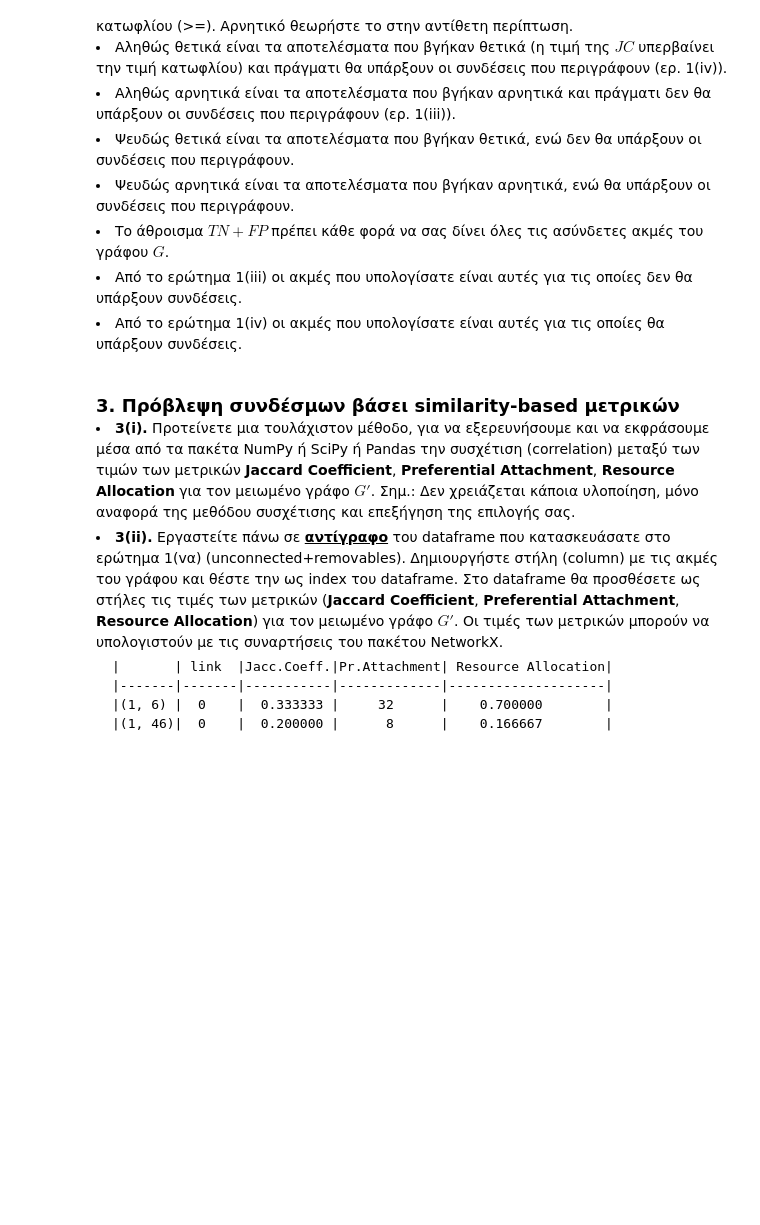
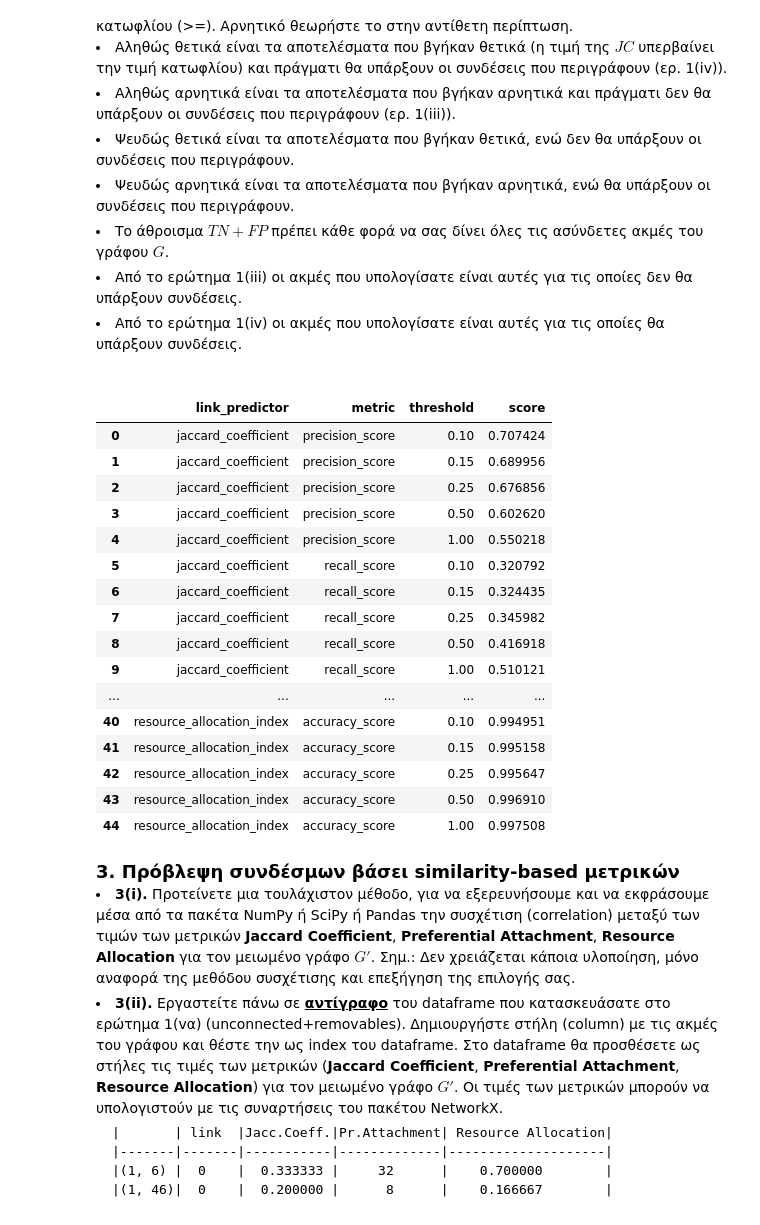
Before and after one commit to k-papadakis/social-network-analysis, a Jupyter notebook: lab3/lab3_student_version.ipynb, the cells around one changed output. Saved outputs shown, nothing was run; the diff lists cells and outputs as text; code cells hidden in the pictures; blank space fills up the shorter version.

```diff
--- a/lab3/lab3_student_version.ipynb
+++ b/lab3/lab3_student_version.ipynb
@@ -57,8 +62,8 @@ for u, v in G.edges():
     G_reduced.remove_edge(u, v)
 
     if (
-        nx.number_connected_components(G_reduced) == initial_connected_components
-        and nx.number_of_nodes(G_reduced) == initial_node_count
+        nx.number_connected_components(G_reduced) == initial_connected_components and
+        nx.number_of_nodes(G_reduced) == initial_node_count
     ):
         removable_edges.append((u, v))
     else:
@@ -72,11 +77,10 @@ len(removable_edges)
     <li><B>1(vβ).</B> Κατασκευάστε τον γράφο $G'$ που προκύπτει από την αφαίρεση από τον γράφο $G$ των ακμών του ερωτήματος 1(iv). <BR>
     <li><B>1(vγ).</B> Εμφανίστε τον αριθμό των κόμβων, τον αριθμό των ακμών, τον μέσο βαθμό των κόμβων και τον αριθμό των συνεκτικών συνιστωσών (connected components) για τον γράφο $G'$.</li><BR>
 # %%
-df = pd.DataFrame(
-    {
-        'pair': unconnected_pairs + removable_edges,
-        'is_edge': [0] * len(unconnected_pairs) + [1] * len(removable_edges)
-    }
+ground_truths = pd.Series(
+    data=[0] * len(unconnected_pairs) + [1] * len(removable_edges),
+    index=unconnected_pairs + removable_edges,
+    name='is_edge'
 )
 # %%
 def print_graph_summary(G: nx.Graph):
@@ -129,3 +137,58 @@ Number of connected components: 95
+# %%
+def link_predictor_wrapper(link_predictor):
+
+    @wraps(link_predictor)
+    def inner(G, ebunch, **kwargs):
+        pairs = []
+        coefficients = []
+
+        for u, v, coefficient in link_predictor(G, ebunch):
+            pairs.append((u, v))
+            coefficients.append(coefficient)
+
+
+        coefficients_series = pd.Series(data=coefficients, index=pairs, name=link_predictor.__name__)
+        coefficients_series = coefficients_series.loc[ebunch]
+
+        return coefficients_series
+
+    return inner
+
+
+
+link_predictors = nx.jaccard_coefficient, nx.preferential_attachment, nx.resource_allocation_index
+thresholds = 0.1, 0.15, 0.25, 0.5, 1.0
+metrics = precision_score, recall_score, accuracy_score
+
+res = []
+
+for link_predictor in map(link_predictor_wrapper, link_predictors):
+    vals = link_predictor(G_reduced, ground_truths.index)
+    for metric in metrics:
+        for threshold in thresholds:
+            predictions = (vals >= threshold).astype(int)
+            score = metric(predictions, ground_truths)
+            res.append((link_predictor.__name__, metric.__name__, threshold, score))
+
+pd.DataFrame(res, columns=['link_predictor', 'metric', 'threshold', 'score'])
+# %% [output]
+|  | link_predictor | metric | threshold | score |
+| 0 | jaccard_coefficient | precision_score | 0.10 | 0.707424 |
+| 1 | jaccard_coefficient | precision_score | 0.15 | 0.689956 |
+| 2 | jaccard_coefficient | precision_score | 0.25 | 0.676856 |
+| 3 | jaccard_coefficient | precision_score | 0.50 | 0.602620 |
+| 4 | jaccard_coefficient | precision_score | 1.00 | 0.550218 |
+| 5 | jaccard_coefficient | recall_score | 0.10 | 0.320792 |
+| 6 | jaccard_coefficient | recall_score | 0.15 | 0.324435 |
+| 7 | jaccard_coefficient | recall_score | 0.25 | 0.345982 |
+| 8 | jaccard_coefficient | recall_score | 0.50 | 0.416918 |
+| 9 | jaccard_coefficient | recall_score | 1.00 | 0.510121 |
+| ... | ... | ... | ... | ... |
+| 40 | resource_allocation_index | accuracy_score | 0.10 | 0.994951 |
+| 41 | resource_allocation_index | accuracy_score | 0.15 | 0.995158 |
+| 42 | resource_allocation_index | accuracy_score | 0.25 | 0.995647 |
+| 43 | resource_allocation_index | accuracy_score | 0.50 | 0.996910 |
+| 44 | resource_allocation_index | accuracy_score | 1.00 | 0.997508 |
 # %% [markdown]
 <html><font size=4><B>3. Πρόβλεψη συνδέσμων βάσει similarity-based μετρικών</B></font>
         <li><B>3(i).</B> Προτείνετε μια τουλάχιστον μέθοδο, για να εξερευνήσουμε και να εκφράσουμε μέσα από τα πακέτα NumPy ή SciPy ή Pandas την συσχέτιση (correlation) μεταξύ των τιμών των μετρικών <B>Jaccard Coefficient</B>, <B>Preferential Attachment</B>, <B>Resource Allocation</B> για τον μειωμένο γράφο $G'$. Σημ.: Δεν χρειάζεται κάποια υλοποίηση, μόνο αναφορά της μεθόδου συσχέτισης και επεξήγηση της επιλογής σας.
```
Also changed, not shown: parts of 11 cells of this notebook, 1 other file.
